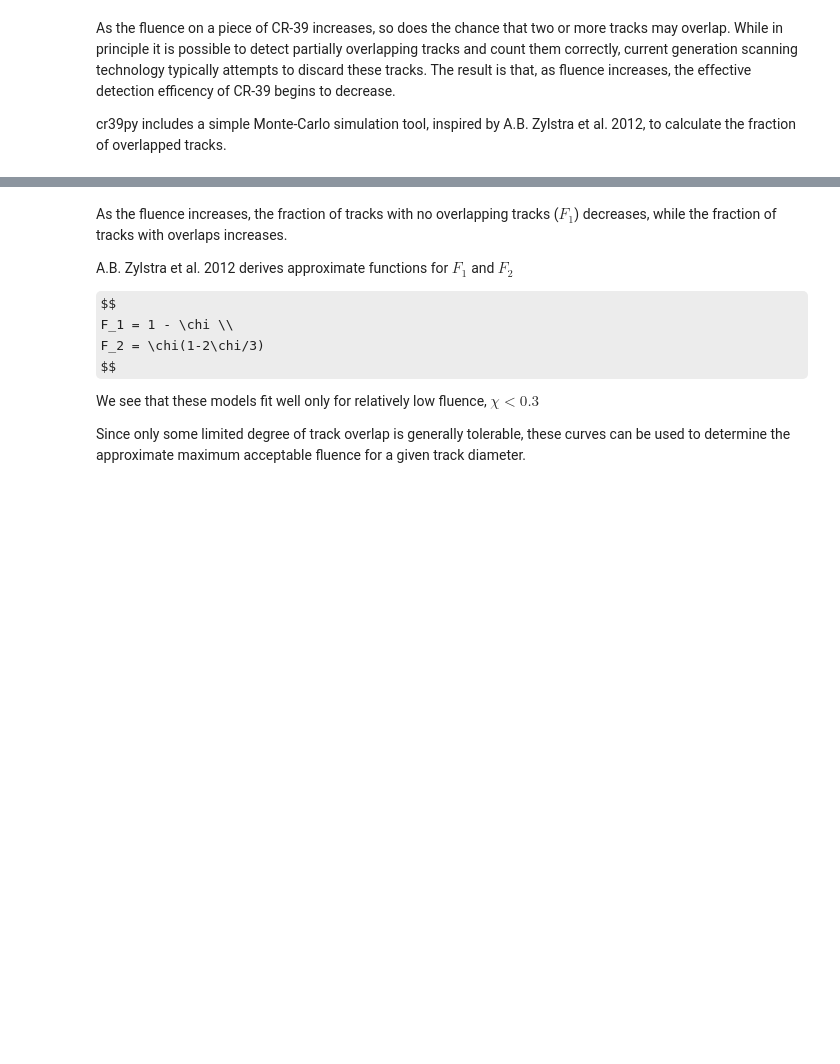
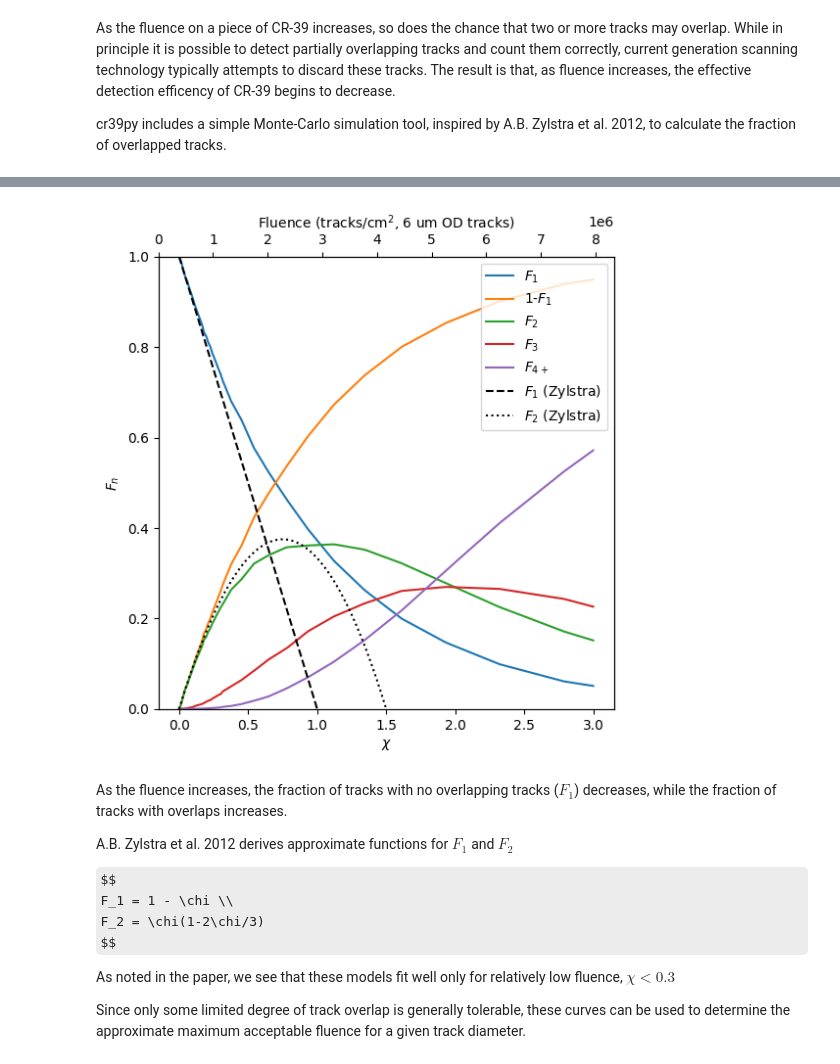
Before and after one commit to pheuer/cr39py, a Jupyter notebook: docs/source/notebooks/track_overlap.ipynb, the cells around one changed output, grey strips where cells are left out. Saved outputs shown, nothing was run; the diff lists cells and outputs as text; code cells hidden in the pictures; some formulas as TeX source; blank space fills up the shorter version.

Commit message:
Update track overlap notebook with mrn model

```diff
--- a/docs/source/notebooks/track_overlap.ipynb
+++ b/docs/source/notebooks/track_overlap.ipynb
@@ -24,30 +44,32 @@ Where $\eta$ is the fluence in tracks/cm^2 and $\bar D$ is the mean track diamet
 # %%
 fig, ax = plt.subplots(figsize=(6,6))
 ax.set_xlabel("$\chi$")
 ax.set_ylabel("$F_n$")
 ax.set_ylim(0,1)
 chi = np.linspace(0,3,num=200)
 fluence = chi / (6*1e-4)**2 # Fluence for 6 um OD tracks in tracks/cm^2
 ax2 = ax.twiny()
 ax2.set_xlim(np.min(fluence), np.max(fluence))
 ax2.set_xlabel("Fluence (tracks/cm$^2$, 6 um OD tracks)")
 
 for Fnum in [1,-1, 2,3,4]:
-    Fn = overlap_fraction(Fnum,chi=chi)
+    Fn = single_diameter_overlap_fraction(Fnum,chi=chi)
     match Fnum:
         case -1:
             lbl = '1-$F_1$'
         case 4:
             lbl = '$F_{4+}$'
         case _:
             lbl = f'$F_{Fnum}$'
     ax.plot(chi,Fn, label=lbl)
 
 F1_zylstra = 1 - chi
 F2_zylstra = chi*(1-2*chi/3)
 ax.plot(chi, F1_zylstra, label='$F_1$ (Zylstra)', color='k', linestyle='dashed')
 ax.plot(chi, F2_zylstra, label='$F_2$ (Zylstra)', color='k', linestyle='dotted')
 ax.legend(loc='upper right');
+# %% [output]
+[figure, added]
 # %% [markdown]
 As the fluence increases, the fraction of tracks with no overlapping tracks ($F_1$) decreases, while the fraction of tracks with overlaps increases.
 
@@ -58,6 +80,6 @@ F_1 = 1 - \chi \\
 F_2 = \chi(1-2\chi/3)
 $$
 
-We see that these models fit well only for relatively low fluence, $\chi < 0.3$
+As noted in the paper, we see that these models fit well only for relatively low fluence, $\chi < 0.3$
 
 Since only some limited degree of track overlap is generally tolerable, these curves can be used to determine the approximate maximum acceptable fluence for a given track diameter.
```
Also changed, not shown: parts of 7 cells of this notebook, 1 other file.
